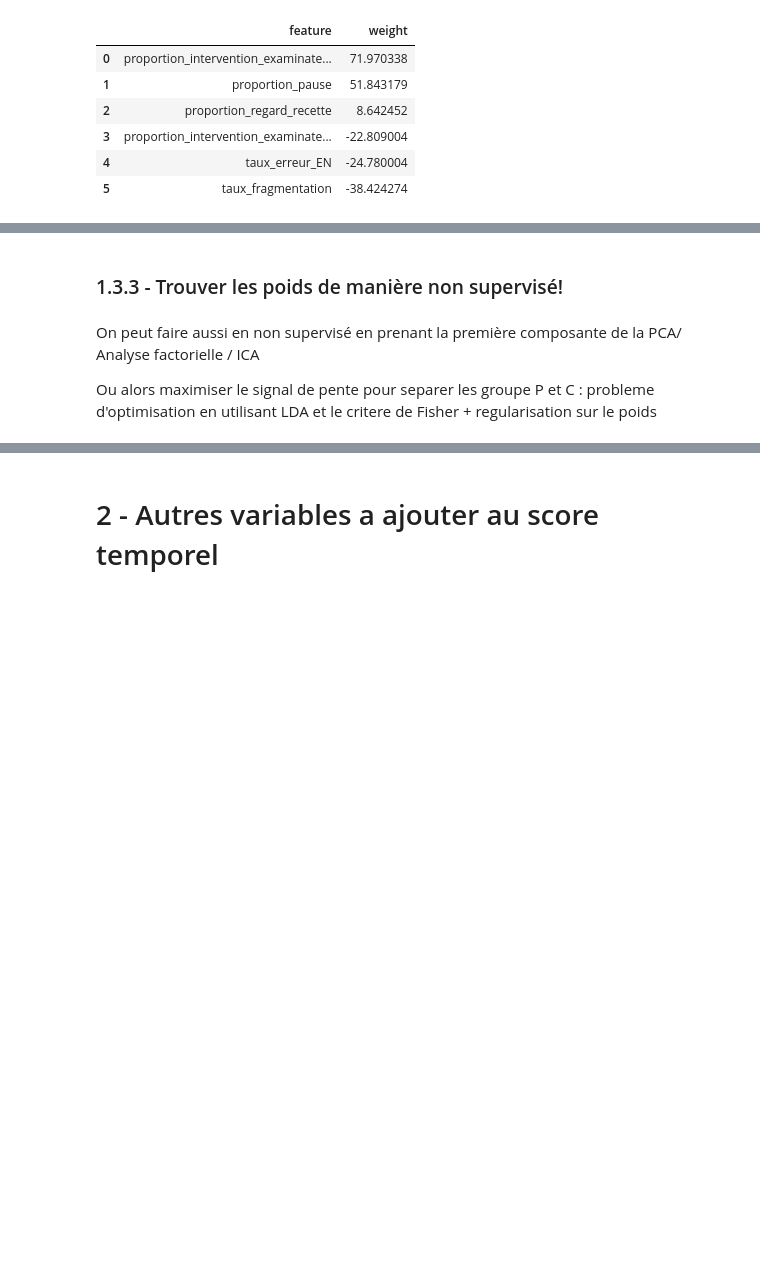
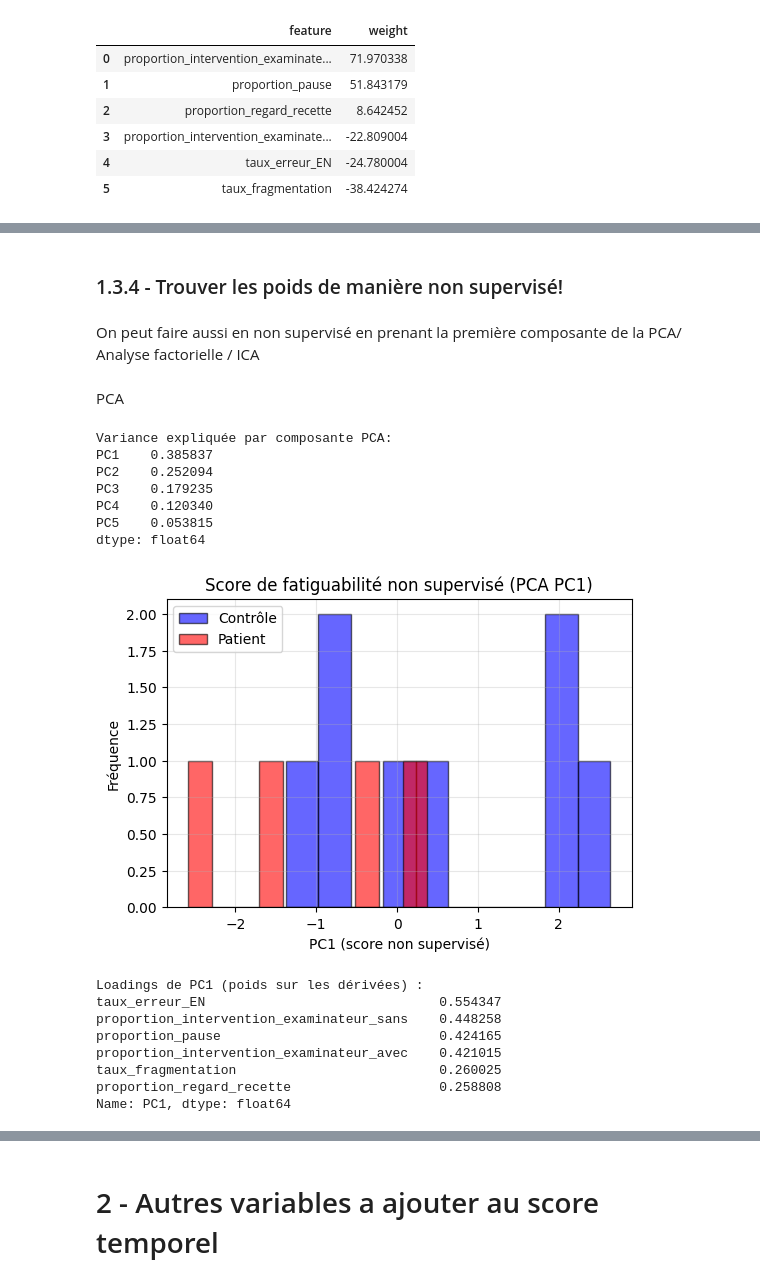
Before and after one commit to AxENSRennes/project_medecin, a Jupyter notebook: notebooks/first_model_boris_G.ipynb, the cells around one changed output, grey strips where cells are left out. Saved outputs shown, nothing was run; the diff lists cells and outputs as text; code cells hidden in the pictures; blank space fills up the shorter version.

```diff
--- a/notebooks/first_model_boris_G.ipynb
+++ b/notebooks/first_model_boris_G.ipynb
@@ -3194,9 +3378,7 @@ c'est a chier, peut etre avec beaucoup plus de point ou un truc pas linéaire
 # %% [markdown]
-### 1.3.3 - Trouver les poids de manière non supervisé!
+### 1.3.4 - Trouver les poids de manière non supervisé!
 # %% [markdown]
 On peut faire aussi en non supervisé en prenant la première composante de la PCA/ Analyse factorielle / ICA
-
-Ou alors maximiser le signal de pente pour separer les groupe P et C : probleme d'optimisation en utilisant LDA et le critere de Fisher + regularisation sur le poids
 # %%
 
 from sklearn.preprocessing import StandardScaler
@@ -3208,6 +3390,8 @@ def preparer_features_unsup(X_df):
     scaler = StandardScaler()
     X_scaled = scaler.fit_transform(X)
     return X_scaled, feature_cols, scaler
+# %% [markdown]
+PCA
 # %%
 from sklearn.decomposition import PCA
 
@@ -3233,35 +3417,55 @@ def pca_fatiguabilite(X_df, n_components=None):
         "pca": pca,
         "X_pca": X_pca,              # scores sujets x composantes
         "loadings": loadings,        # poids par variable dérivée
         "explained_var": explained_var,
         "feature_cols": feature_cols,
         "scaler": scaler,
     }
     return results
 
 
-    # À partir de X_df existant (dérivées par sujet) et y (0/1) si tu veux colorer par groupe
-pca_results = pca_fatiguabilite(X_df, n_components=3)
+
+
+# À partir de X_df existant (dérivées par sujet) et y (0/1) si tu veux colorer par groupe
+pca_results = pca_fatiguabilite(X_df, n_components=5)
 X_pca = pca_results["X_pca"]
 loadings = pca_results["loadings"]
 expl = pca_results["explained_var"]
 
 print("Variance expliquée par composante PCA:")
 print(expl)
 
 # Score de fatiguabilité non supervisé = PC1
-score_unsup = X_pca[:, 0]
+n_PC = 1
+score_unsup = X_pca[:, n_PC-1]
 
 # Visualisation par groupe
 plt.figure(figsize=(6,4))
 plt.hist(score_unsup[y==0], alpha=0.6, label="Contrôle", color="blue", edgecolor="black")
 plt.hist(score_unsup[y==1], alpha=0.6, label="Patient",  color="red",  edgecolor="black")
 plt.xlabel("PC1 (score non supervisé)")
 plt.ylabel("Fréquence")
 plt.title("Score de fatiguabilité non supervisé (PCA PC1)")
 plt.legend()
 plt.grid(True, alpha=0.3)
 plt.show()
 
-print("\nLoadings de PC1 (poids sur les dérivées) :")
-print(loadings["PC1"].sort_values(ascending=False))
+print(f"\nLoadings de PC{n_PC} (poids sur les dérivées) :")
+print(loadings["PC" + str(n_PC)].sort_values(ascending=False))
+# %% [output]
+Variance expliquée par composante PCA:
+PC1    0.385837
+PC2    0.252094
+PC3    0.179235
+PC4    0.120340
+PC5    0.053815
+dtype: float64
+[figure, added]
+Loadings de PC1 (poids sur les dérivées) :
+taux_erreur_EN                              0.554347
+proportion_intervention_examinateur_sans    0.448258
+proportion_pause                            0.424165
+proportion_intervention_examinateur_avec    0.421015
+taux_fragmentation                          0.260025
+proportion_regard_recette                   0.258808
+Name: PC1, dtype: float64
```
Also changed, not shown: parts of 13 cells of this notebook.
